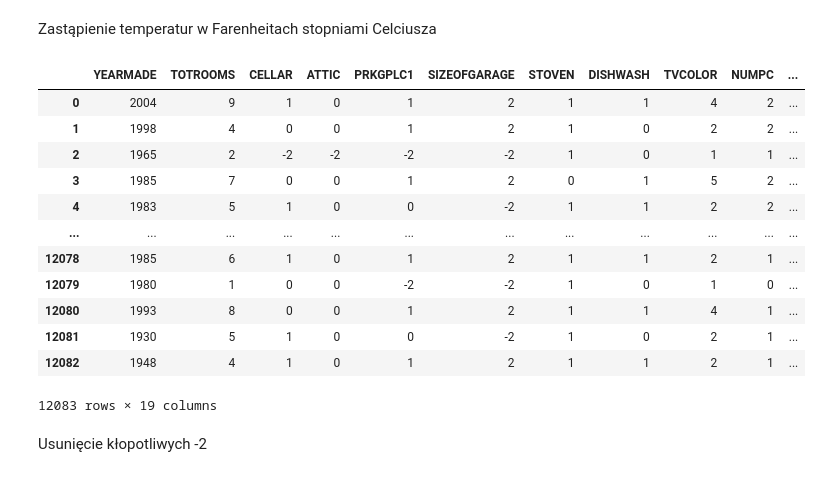
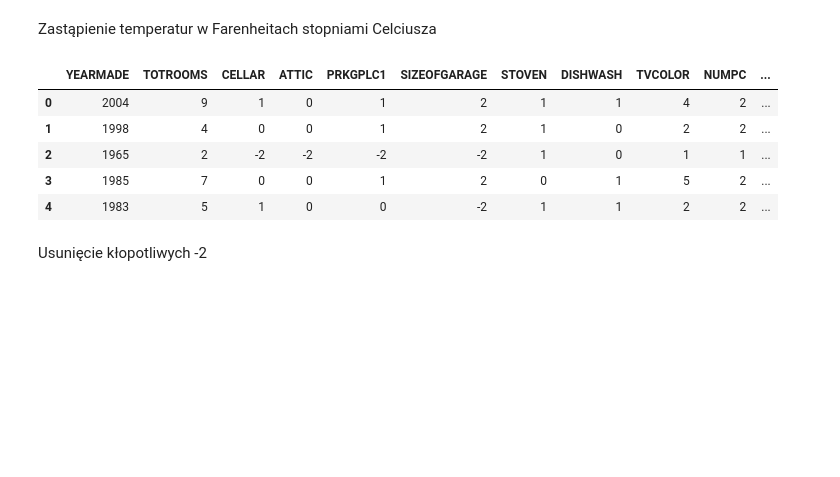
Before and after one commit to KTFish/Golem0_BITEhack2023, a Jupyter notebook: cleaning house hold data.ipynb, the cells around one changed output. Cells and saved outputs as stored; diff of their text form; code cells hidden in the pictures; blank space fills up the shorter version.

```diff
--- a/cleaning house hold data.ipynb
+++ b/cleaning house hold data.ipynb
@@ -34,21 +34,14 @@ df['TEMPNITE_CELCIUS'] = (df['TEMPNITE'] - 32) * (5/9)
 df['TEMPNITEAC_CELCIUS'] = (df['TEMPNITEAC'] - 32) * (5/9)
 df.drop(columns=['TEMPNITE', 'TEMPNITEAC'],axis=1, inplace=True)
 # %%
-df
+df.head()
 # %% [output]
 |  | YEARMADE | TOTROOMS | CELLAR | ATTIC | PRKGPLC1 | SIZEOFGARAGE | STOVEN | DISHWASH | TVCOLOR | NUMPC | ... |
 | 0 | 2004 | 9 | 1 | 0 | 1 | 2 | 1 | 1 | 4 | 2 | ... |
 | 1 | 1998 | 4 | 0 | 0 | 1 | 2 | 1 | 0 | 2 | 2 | ... |
 | 2 | 1965 | 2 | -2 | -2 | -2 | -2 | 1 | 0 | 1 | 1 | ... |
 | 3 | 1985 | 7 | 0 | 0 | 1 | 2 | 0 | 1 | 5 | 2 | ... |
 | 4 | 1983 | 5 | 1 | 0 | 0 | -2 | 1 | 1 | 2 | 2 | ... |
-| ... | ... | ... | ... | ... | ... | ... | ... | ... | ... | ... | ... |
-| 12078 | 1985 | 6 | 1 | 0 | 1 | 2 | 1 | 1 | 2 | 1 | ... |
-| 12079 | 1980 | 1 | 0 | 0 | -2 | -2 | 1 | 0 | 1 | 0 | ... |
-| 12080 | 1993 | 8 | 0 | 0 | 1 | 2 | 1 | 1 | 4 | 1 | ... |
-| 12081 | 1930 | 5 | 1 | 0 | 0 | -2 | 1 | 0 | 2 | 1 | ... |
-| 12082 | 1948 | 4 | 1 | 0 | 1 | 2 | 1 | 1 | 2 | 1 | ... |
-12083 rows × 19 columns
 # %% [markdown]
 Usunięcie kłopotliwych -2
 # %%
```
Also changed, not shown: parts of 14 cells of this notebook.
